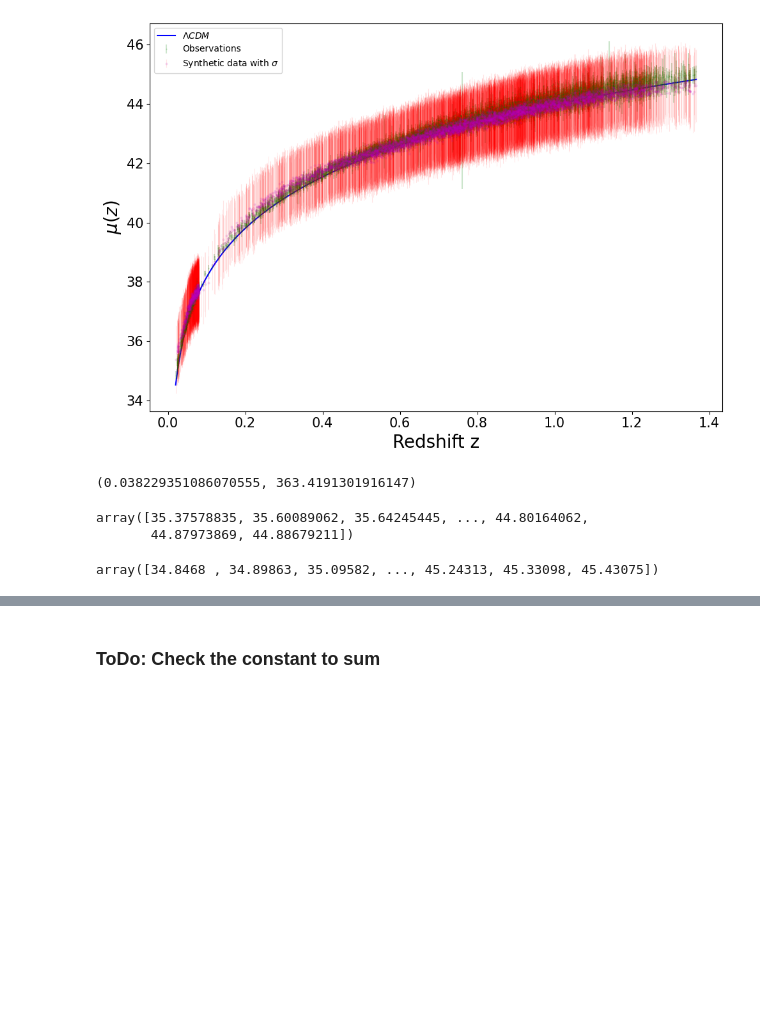
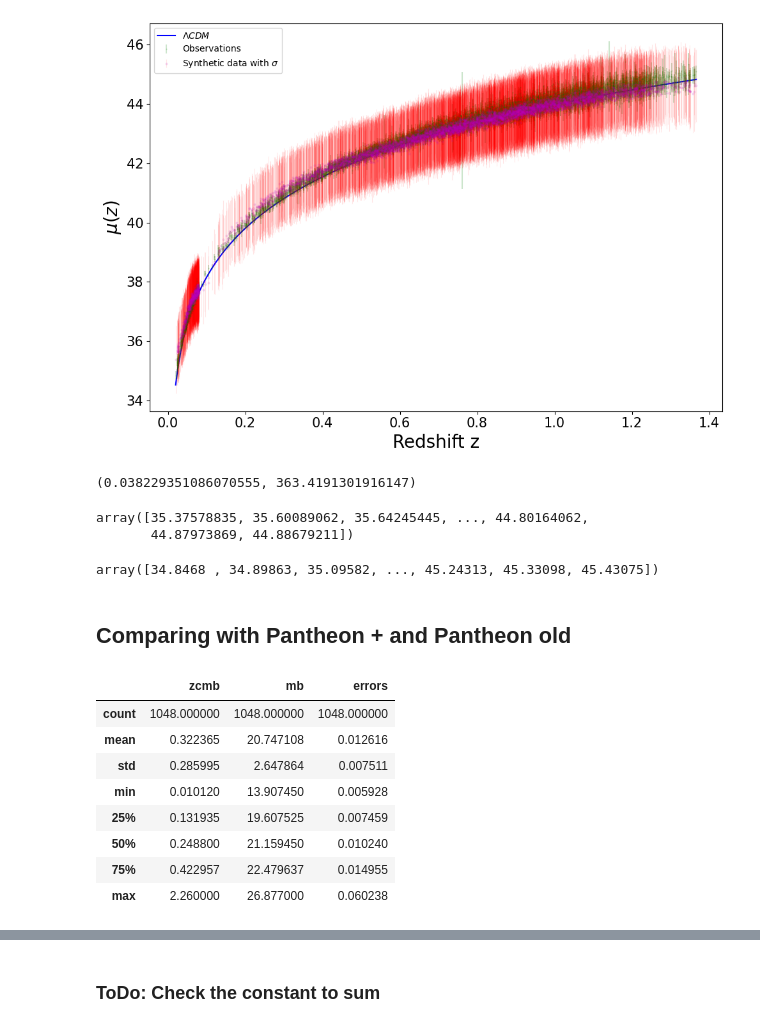
Before and after one commit to igomezv/LSST_DE_neural_reconstruction, a Jupyter notebook: Load_large_model.ipynb, the cells around one changed output, grey strips where cells are left out. Drawn from its saved outputs; the diff is of its cells as text; code cells hidden in the pictures; blank space fills up the shorter version.

```diff
--- a/Load_large_model.ipynb
+++ b/Load_large_model.ipynb
@@ -170,3 +170,31 @@ array([35.37578835, 35.60089062, 35.64245445, ..., 44.80164062,
 np.sort(df_data['MU'].values)
 # %% [output]
 array([34.8468 , 34.89863, 35.09582, ..., 45.24313, 45.33098, 45.43075])
+# %% [markdown]
+## Comparing with Pantheon + and Pantheon old
+# %%
+# file = '/home/isidro/Documents/github/SNIa_ML_regressions/data/pantheon.txt'
+file1 = 'https://raw.githubusercontent.com/igomezv/SNIa_ML_regressions/main/data/pantheon.txt'
+syscov_file1 = 'https://raw.githubusercontent.com/igomezv/SNIa_ML_regressions/main/data/pantheon_errors.txt'
+# file = 'data/lcparam_full_long.txt'
+df1 = pd.read_csv(file1, sep = " ", usecols=['zcmb', 'mb', 'dmb'])
+# df = pd.read_csv(file, sep = " ")
+dmag1 = df1[['dmb']]
+df1 = df1[['zcmb', 'mb']]
+N = len(df1.values)
+syscov1 = np.loadtxt(syscov_file1, skiprows=1).reshape((N, N))
+cov1 = np.copy(syscov1)
+sq_errors1 = np.diag(syscov1)
+# df['errors'] = np.sqrt(sq_errors+dmag**2)
+df1['errors'] = np.sqrt(sq_errors1)
+df1.describe()
+# %% [output]
+|  | zcmb | mb | errors |
+| count | 1048.000000 | 1048.000000 | 1048.000000 |
+| mean | 0.322365 | 20.747108 | 0.012616 |
+| std | 0.285995 | 2.647864 | 0.007511 |
+| min | 0.010120 | 13.907450 | 0.005928 |
+| 25% | 0.131935 | 19.607525 | 0.007459 |
+| 50% | 0.248800 | 21.159450 | 0.010240 |
+| 75% | 0.422957 | 22.479637 | 0.014955 |
+| max | 2.260000 | 26.877000 | 0.060238 |
```
Also changed, not shown: parts of 3 cells of this notebook.
